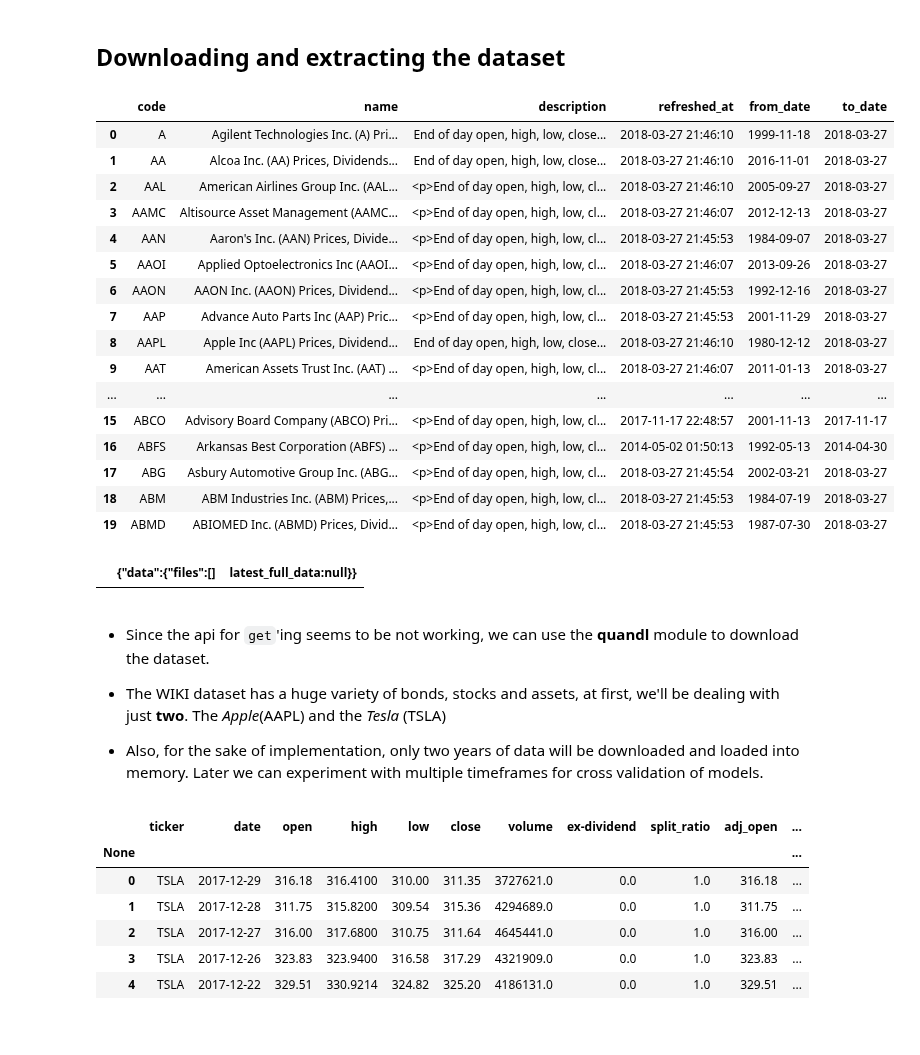
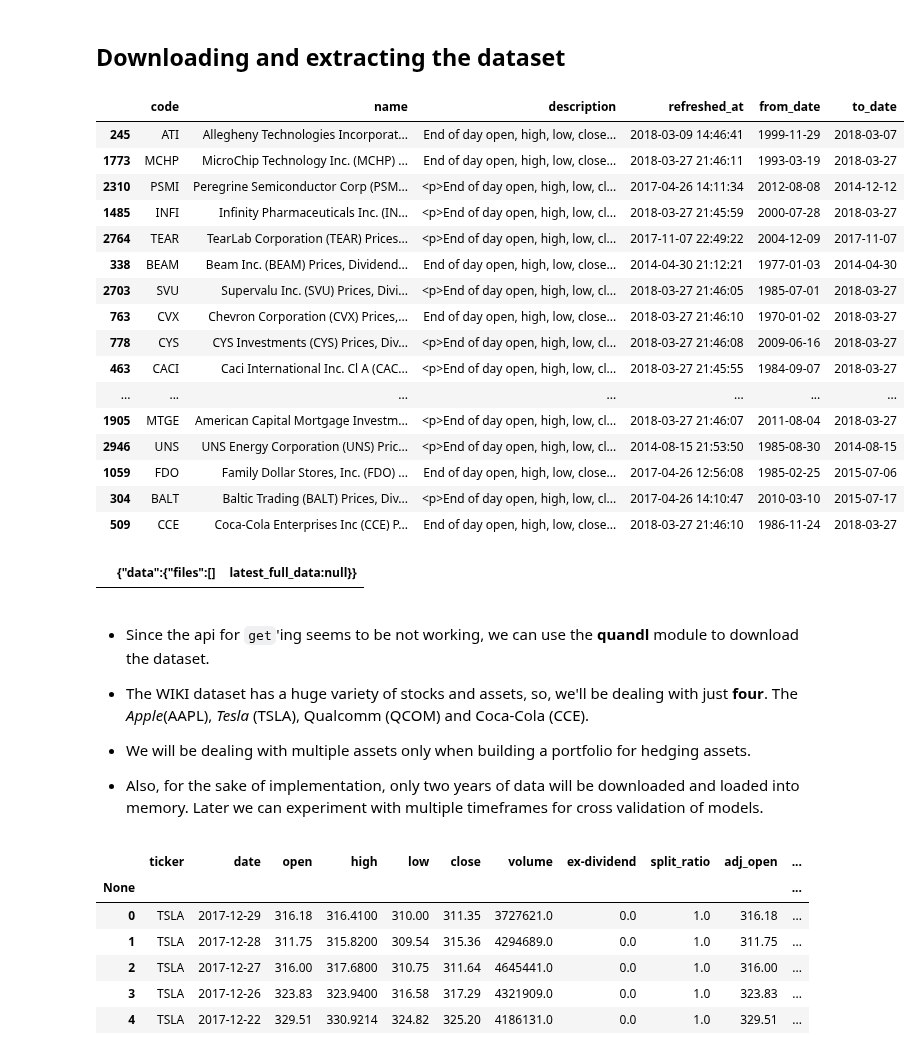
Before and after one commit to leoniloris/Stock-Price-Prediction, a Jupyter notebook: stock_price_prediction.ipynb, the cells around one changed output. Saved outputs shown, nothing was run; the diff lists cells and outputs as text; code cells hidden in the pictures.

```diff
--- a/stock_price_prediction.ipynb
+++ b/stock_price_prediction.ipynb
@@ -75,25 +75,25 @@ get_data('https://www.quandl.com/api/v3/datatables/WIKI/PRICES/delta.json?api_ke
 metadata_df = pd.read_csv(metadata_filename)
 dataset_df = pd.read_csv(dataset_filename)
 # %%
-metadata_df.head(20)
+metadata_df.sample(20)
 # %% [output]
 |  | code | name | description | refreshed_at | from_date | to_date |
-| 0 | A | Agilent Technologies Inc. (A) Pri... | End of day open, high, low, close... | 2018-03-27 21:46:10 | 1999-11-18 | 2018-03-27 |
-| 1 | AA | Alcoa Inc. (AA) Prices, Dividends... | End of day open, high, low, close... | 2018-03-27 21:46:10 | 2016-11-01 | 2018-03-27 |
-| 2 | AAL | American Airlines Group Inc. (AAL... | <p>End of day open, high, low, cl... | 2018-03-27 21:46:10 | 2005-09-27 | 2018-03-27 |
-| 3 | AAMC | Altisource Asset Management (AAMC... | <p>End of day open, high, low, cl... | 2018-03-27 21:46:07 | 2012-12-13 | 2018-03-27 |
-| 4 | AAN | Aaron's Inc. (AAN) Prices, Divide... | <p>End of day open, high, low, cl... | 2018-03-27 21:45:53 | 1984-09-07 | 2018-03-27 |
-| 5 | AAOI | Applied Optoelectronics Inc (AAOI... | <p>End of day open, high, low, cl... | 2018-03-27 21:46:07 | 2013-09-26 | 2018-03-27 |
-| 6 | AAON | AAON Inc. (AAON) Prices, Dividend... | <p>End of day open, high, low, cl... | 2018-03-27 21:45:53 | 1992-12-16 | 2018-03-27 |
-| 7 | AAP | Advance Auto Parts Inc (AAP) Pric... | <p>End of day open, high, low, cl... | 2018-03-27 21:45:53 | 2001-11-29 | 2018-03-27 |
-| 8 | AAPL | Apple Inc (AAPL) Prices, Dividend... | End of day open, high, low, close... | 2018-03-27 21:46:10 | 1980-12-12 | 2018-03-27 |
-| 9 | AAT | American Assets Trust Inc. (AAT) ... | <p>End of day open, high, low, cl... | 2018-03-27 21:46:07 | 2011-01-13 | 2018-03-27 |
+| 245 | ATI | Allegheny Technologies Incorporat... | End of day open, high, low, close... | 2018-03-09 14:46:41 | 1999-11-29 | 2018-03-07 |
+| 1773 | MCHP | MicroChip Technology Inc. (MCHP) ... | End of day open, high, low, close... | 2018-03-27 21:46:11 | 1993-03-19 | 2018-03-27 |
+| 2310 | PSMI | Peregrine Semiconductor Corp (PSM... | <p>End of day open, high, low, cl... | 2017-04-26 14:11:34 | 2012-08-08 | 2014-12-12 |
+| 1485 | INFI | Infinity Pharmaceuticals Inc. (IN... | <p>End of day open, high, low, cl... | 2018-03-27 21:45:59 | 2000-07-28 | 2018-03-27 |
+| 2764 | TEAR | TearLab Corporation (TEAR) Prices... | <p>End of day open, high, low, cl... | 2017-11-07 22:49:22 | 2004-12-09 | 2017-11-07 |
+| 338 | BEAM | Beam Inc. (BEAM) Prices, Dividend... | End of day open, high, low, close... | 2014-04-30 21:12:21 | 1977-01-03 | 2014-04-30 |
+| 2703 | SVU | Supervalu Inc. (SVU) Prices, Divi... | <p>End of day open, high, low, cl... | 2018-03-27 21:46:05 | 1985-07-01 | 2018-03-27 |
+| 763 | CVX | Chevron Corporation (CVX) Prices,... | End of day open, high, low, close... | 2018-03-27 21:46:10 | 1970-01-02 | 2018-03-27 |
+| 778 | CYS | CYS Investments (CYS) Prices, Div... | <p>End of day open, high, low, cl... | 2018-03-27 21:46:08 | 2009-06-16 | 2018-03-27 |
+| 463 | CACI | Caci International Inc. Cl A (CAC... | <p>End of day open, high, low, cl... | 2018-03-27 21:45:55 | 1984-09-07 | 2018-03-27 |
 | ... | ... | ... | ... | ... | ... | ... |
-| 15 | ABCO | Advisory Board Company (ABCO) Pri... | <p>End of day open, high, low, cl... | 2017-11-17 22:48:57 | 2001-11-13 | 2017-11-17 |
-| 16 | ABFS | Arkansas Best Corporation (ABFS) ... | <p>End of day open, high, low, cl... | 2014-05-02 01:50:13 | 1992-05-13 | 2014-04-30 |
-| 17 | ABG | Asbury Automotive Group Inc. (ABG... | <p>End of day open, high, low, cl... | 2018-03-27 21:45:54 | 2002-03-21 | 2018-03-27 |
-| 18 | ABM | ABM Industries Inc. (ABM) Prices,... | <p>End of day open, high, low, cl... | 2018-03-27 21:45:53 | 1984-07-19 | 2018-03-27 |
-| 19 | ABMD | ABIOMED Inc. (ABMD) Prices, Divid... | <p>End of day open, high, low, cl... | 2018-03-27 21:45:53 | 1987-07-30 | 2018-03-27 |
+| 1905 | MTGE | American Capital Mortgage Investm... | <p>End of day open, high, low, cl... | 2018-03-27 21:46:07 | 2011-08-04 | 2018-03-27 |
+| 2946 | UNS | UNS Energy Corporation (UNS) Pric... | <p>End of day open, high, low, cl... | 2014-08-15 21:53:50 | 1985-08-30 | 2014-08-15 |
+| 1059 | FDO | Family Dollar Stores, Inc. (FDO) ... | End of day open, high, low, close... | 2017-04-26 12:56:08 | 1985-02-25 | 2015-07-06 |
+| 304 | BALT | Baltic Trading (BALT) Prices, Div... | <p>End of day open, high, low, cl... | 2017-04-26 14:10:47 | 2010-03-10 | 2015-07-17 |
+| 509 | CCE | Coca-Cola Enterprises Inc (CCE) P... | End of day open, high, low, close... | 2018-03-27 21:46:10 | 1986-11-24 | 2018-03-27 |
 # %%
 dataset_df
 # %% [output]
@@ -103,8 +103,10 @@ dataset_df
 
 
 
-* The WIKI dataset has a huge variety of bonds, stocks and assets, at first, we'll be dealing with just **two**. The *Apple*(AAPL) and the *Tesla* (TSLA)
+* The WIKI dataset has a huge variety of stocks and assets, so, we'll be dealing with just **four**. The *Apple*(AAPL), *Tesla* (TSLA), Qualcomm (QCOM) and Coca-Cola (CCE).
 
+
+* We will be dealing with multiple assets only when building a portfolio for hedging assets.
 
 
 * Also, for the sake of implementation, only two years of data will be downloaded and loaded into memory. Later we can experiment with multiple timeframes for cross validation of models.
```
Also changed, not shown: parts of 12 cells of this notebook.
